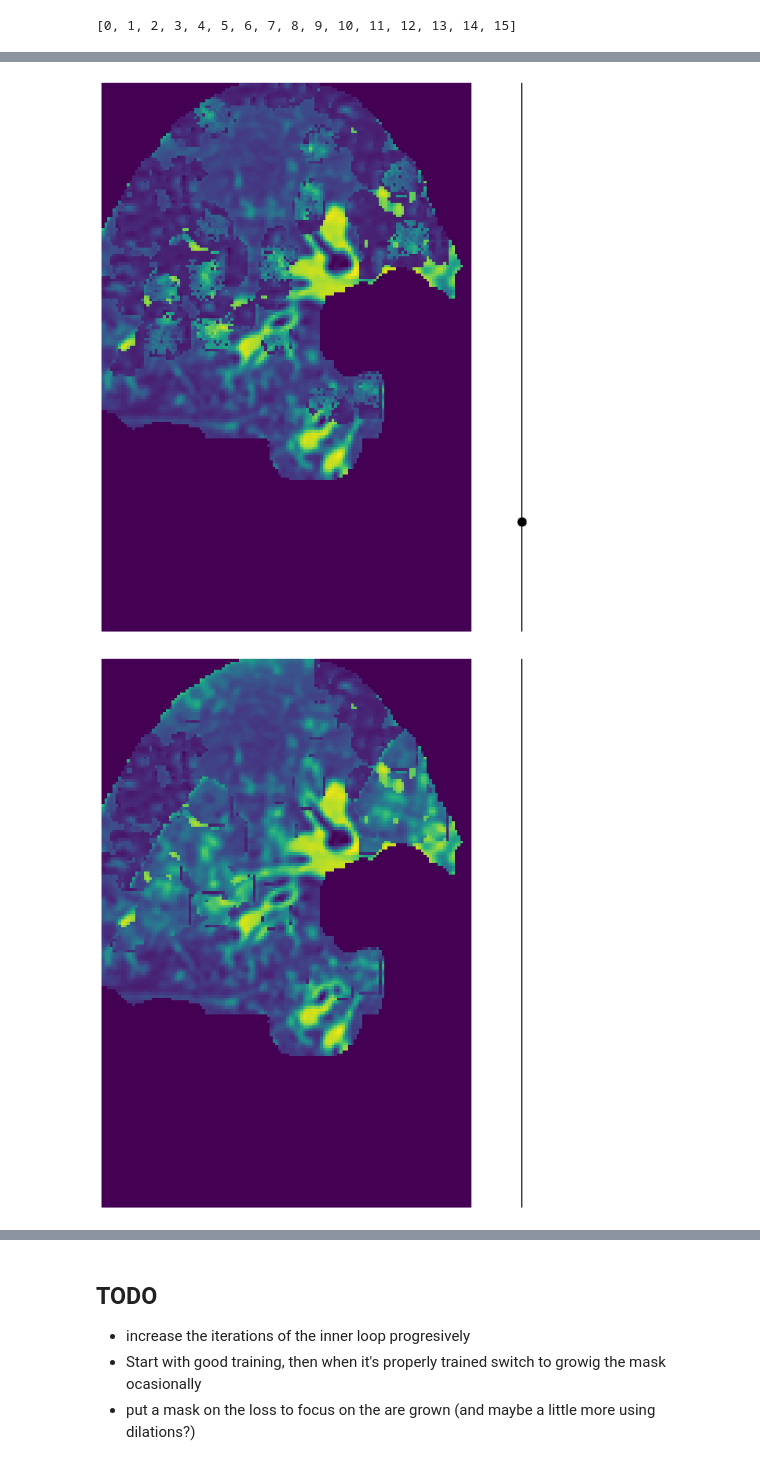
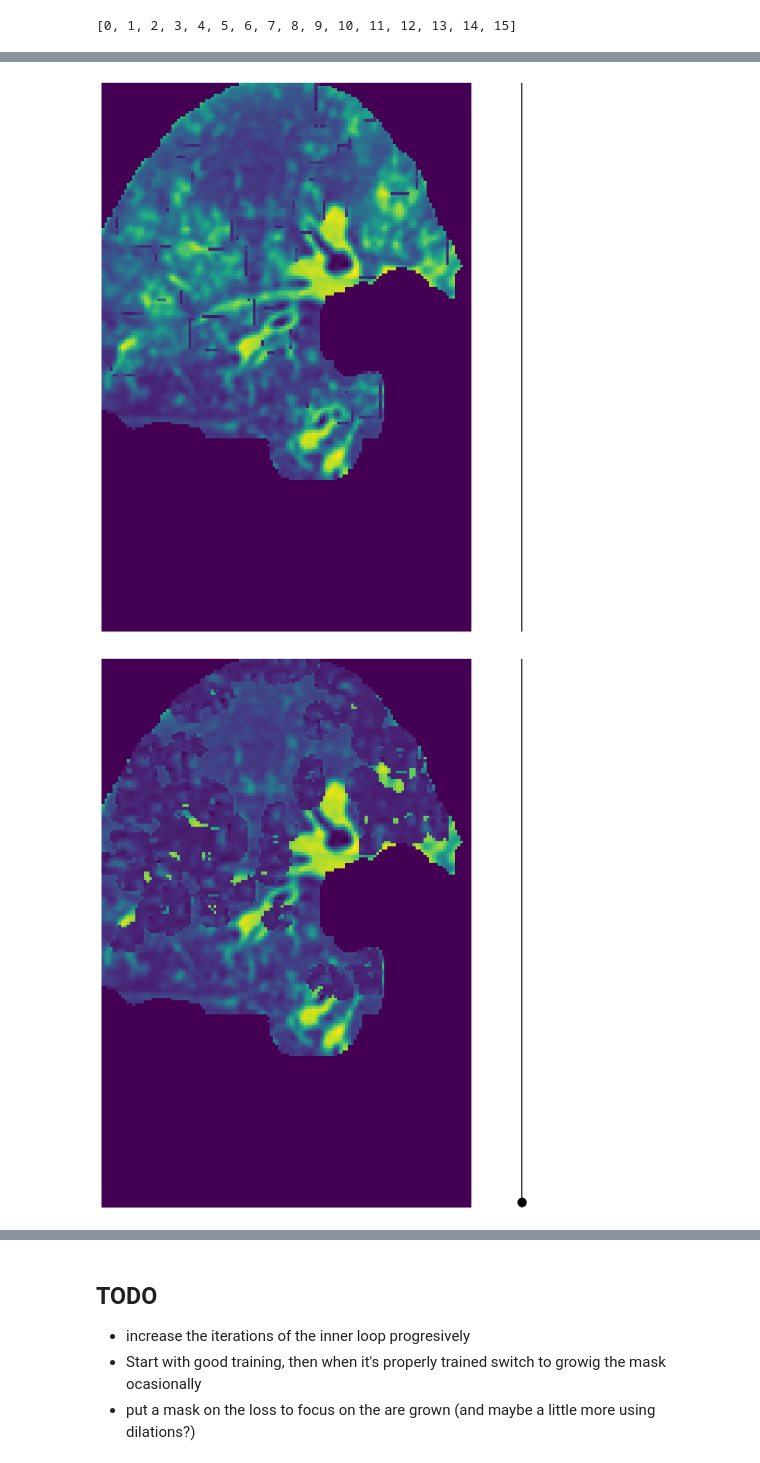
Before and after one commit to octaviomtz/nbdev_c19_synthesis, a Jupyter notebook: 02_replace_lesions.ipynb, the cells around one changed output, grey strips where cells are left out. Cells and saved outputs as stored; diff of their text form; code cells hidden in the pictures.

```diff
--- a/02_replace_lesions.ipynb
+++ b/02_replace_lesions.ipynb
@@ -153,32 +138,32 @@ texture = texture + np.abs(np.min(texture))
 # %%
 ##@title xx {vertical-output: true}
 im_blend = copy(target_img_covid[...,SLICE])
-GEN = 20
+GEN = -1
 for lesion, coord, mask in zip(lesions_all, coords_all, masks_all):
   syn_norm = lesion[GEN]/255. # WARNING this might not be the best way to save the array (information lost)
   syn_norm = syn_norm * mask
   # add background texture with absolute coordinates
   new_coords_mask = np.where(mask==1)[0]+coord[0], np.where(mask==1)[1]+coord[2]
   # im_blend[new_coords_mask] = mask[mask==1] *0
   im_blend[new_coords_mask] = texture[new_coords_mask]
   # add cea syn with absolute coords
   new_coords = np.where(syn_norm>0)[0]+coord[0], np.where(syn_norm>0)[1]+coord[2]
   im_blend[new_coords] = syn_norm[syn_norm>0]
   # im_blend[coord[0]:coord[1], coord[2]:coord[3]] = syn_norm
 
 fig, ax = plt.subplots(1,2, gridspec_kw={'width_ratios': [30, 1]}, figsize=(9,10))
 ax[0].imshow(im_blend[y_min: y_max, x_min: x_max], cmap='viridis')
 ax[1].axvline(x=0, c='k')
 ax[1].scatter(0,GEN, c='k', s=120)
 ax[1].set_ylim([0,100])
 for axx in ax.ravel(): axx.axis('off')
 fig.tight_layout()
 # %% [output]
-[figure, old version]
+[figure, new version]
 # %%
 ##@title xx {vertical-output: true}
 im_blend = copy(target_img_covid[...,SLICE])
-GEN = 220
+GEN = 1
 for lesion, coord, mask in zip(lesions_all, coords_all, masks_all):
   syn_norm = lesion[GEN]/255. # WARNING this might not be the best way to save the array (information lost)
   syn_norm = syn_norm * mask
@@ -199,4 +184,4 @@ ax[1].set_ylim([0,100])
 for axx in ax.ravel(): axx.axis('off')
 fig.tight_layout()
 # %% [output]
-[figure, old version]
+[figure, new version]
```
Also changed, not shown: parts of 11 cells of this notebook, 1 other file.
